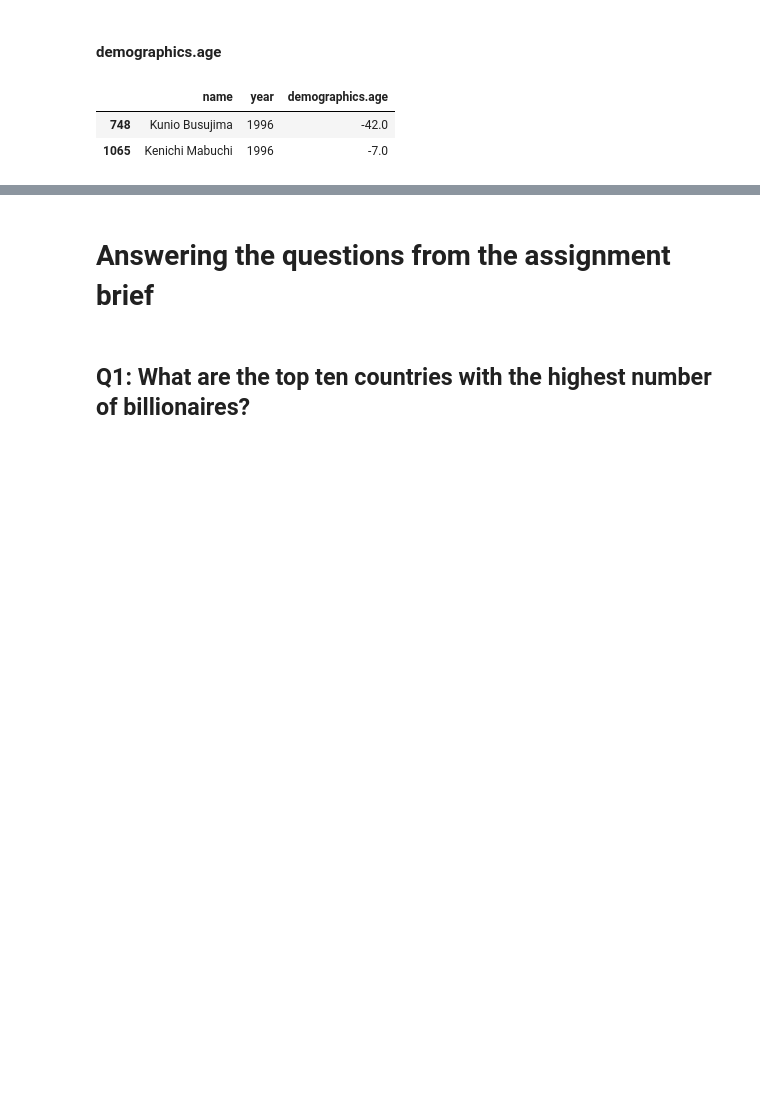
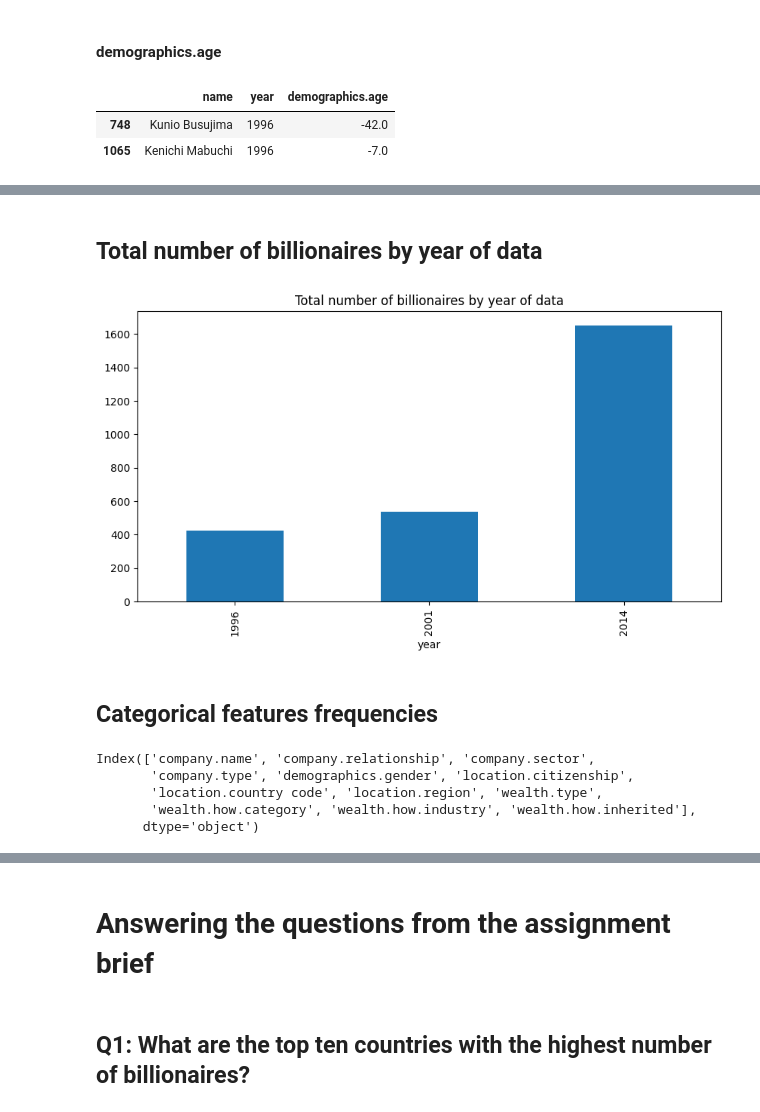
Before and after one commit to babakmahmoudian/billionaires, a Jupyter notebook: billionaires.ipynb, the cells around one changed output, grey strips where cells are left out. Drawn from its saved outputs; the diff is of its cells as text; code cells hidden in the pictures; blank space fills up the shorter version.

```diff
--- a/billionaires.ipynb
+++ b/billionaires.ipynb
@@ -558,0 +592,19 @@ df.loc[1065, ['demographics.age']] = 63
+# %% [markdown]
+## Total number of billionaires by year of data
+# %%
+p = df.groupby('year')['name'].count().plot(
+    kind='bar',
+    title="Total number of billionaires by year of data",
+    figsize=(10,5))
+# %% [output]
+[figure, added]
+# %% [markdown]
+## Categorical features frequencies
+# %%
+df.select_dtypes(include='category').columns
+# %% [output]
+Index(['company.name', 'company.relationship', 'company.sector',
+       'company.type', 'demographics.gender', 'location.citizenship',
+       'location.country code', 'location.region', 'wealth.type',
+       'wealth.how.category', 'wealth.how.industry', 'wealth.how.inherited'],
+      dtype='object')
```
Also changed, not shown: parts of 10 cells of this notebook.
